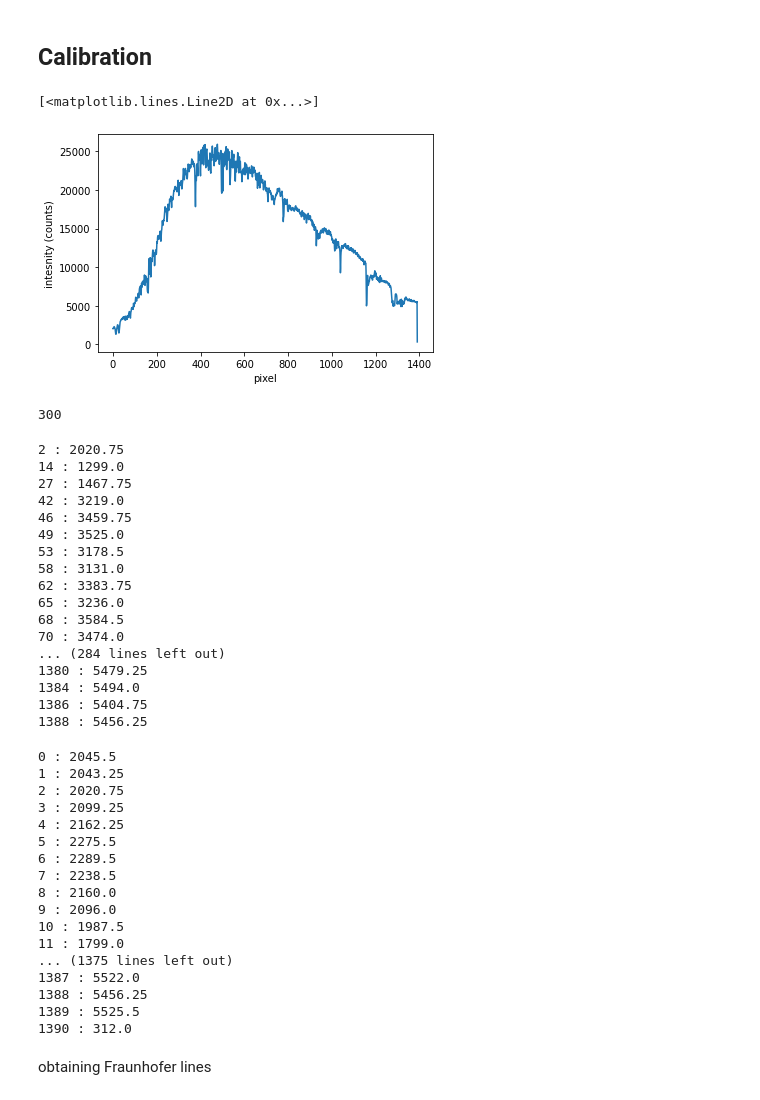
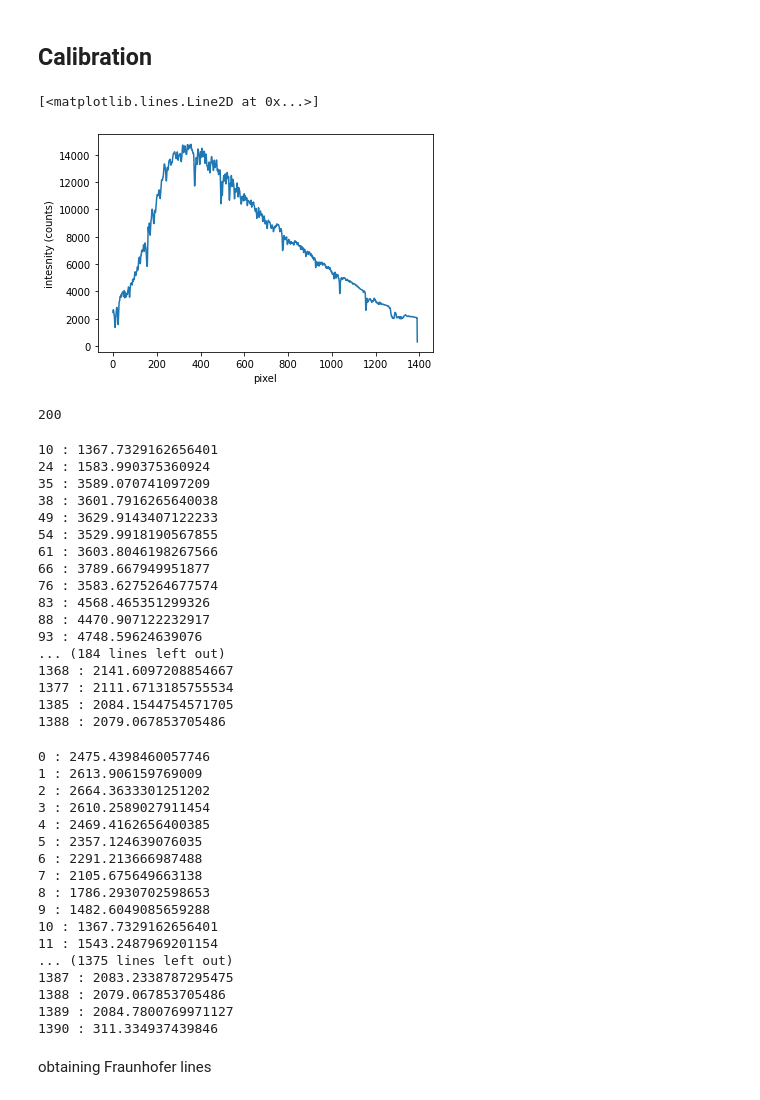
Before and after one commit to Yousousen/solar_physics, a Jupyter notebook: spectrum.ipynb, the cells around one changed output. Cells and saved outputs as stored; diff of their text form; code cells hidden in the pictures.

```diff
--- a/spectrum.ipynb
+++ b/spectrum.ipynb
@@ -66,8 +66,8 @@ import os
 from pathlib import Path
 from astropy.io import fits
 
-path = "C:/Users/bvptr/academia/physics/year2/natuurkunde_en_sterrenkunde_practicum2/solar_physics_non_git/solar_physics_data/NP2 zonnefysica/20211112 - LISA daglicht spectra/"
-files =  [ p for p in Path(path).glob('sun2-*.fit') ]
+path = "C:/Users/bvptr/academia/physics/year2/natuurkunde_en_sterrenkunde_practicum2/solar_physics_non_git/solar_physics_data/20201109 sky zenith/"
+files =  [ p for p in Path(path).glob('skyspectrum*') ]
 
 data_dict = dict()
 for file in files:
@@ -150,14 +144,14 @@ SWOWNER = 'H.F. Henrichs' /     Licensed owner of software
 # %% [markdown]
 ## Calibration
 # %%
-spectrum = np.median(stack[0:500], axis=0)
+spectrum = np.mean(stack[:], axis=0)
 #plt.xticks(range(0, 1500, 100))
 plt.xlabel('pixel')
 plt.ylabel('intesnity (counts)')
 plt.plot(spectrum)
 # %% [output]
 [<matplotlib.lines.Line2D at 0x...>]
-[figure, old version]
+[figure, new version]
 # %%
 import numpy as np
 from scipy.signal import argrelextrema
@@ -165,50 +159,50 @@ from scipy.signal import argrelextrema
 minima = argrelextrema(spectrum, np.less)
 len(minima[0])
 # %% [output]
-300
+200
 # %%
 for i in minima[0]:
     print(f'{i} : {spectrum[i]}')
 # %% [output]
-2 : 2020.75
-14 : 1299.0
-27 : 1467.75
-42 : 3219.0
-46 : 3459.75
-49 : 3525.0
-53 : 3178.5
-58 : 3131.0
-62 : 3383.75
-65 : 3236.0
-68 : 3584.5
-70 : 3474.0
-... (284 lines left out)
-1380 : 5479.25
-1384 : 5494.0
-1386 : 5404.75
-1388 : 5456.25
+10 : 1367.7329162656401
+24 : 1583.990375360924
+35 : 3589.070741097209
+38 : 3601.7916265640038
+49 : 3629.9143407122233
+54 : 3529.9918190567855
+61 : 3603.8046198267566
+66 : 3789.667949951877
+76 : 3583.6275264677574
+83 : 4568.465351299326
+88 : 4470.907122232917
+93 : 4748.59624639076
+... (184 lines left out)
+1368 : 2141.6097208854667
+1377 : 2111.6713185755534
+1385 : 2084.1544754571705
+1388 : 2079.067853705486
 # %%
 i = -1
 for x in spectrum:
     print(f'{(i := i + 1)} : {x}')
 # %% [output]
-0 : 2045.5
-1 : 2043.25
-2 : 2020.75
-3 : 2099.25
-4 : 2162.25
-5 : 2275.5
-6 : 2289.5
-7 : 2238.5
-8 : 2160.0
-9 : 2096.0
-10 : 1987.5
-11 : 1799.0
+0 : 2475.4398460057746
+1 : 2613.906159769009
+2 : 2664.3633301251202
+3 : 2610.2589027911454
+4 : 2469.4162656400385
+5 : 2357.124639076035
+6 : 2291.213666987488
+7 : 2105.675649663138
+8 : 1786.2930702598653
+9 : 1482.6049085659288
+10 : 1367.7329162656401
+11 : 1543.2487969201154
 ... (1375 lines left out)
-1387 : 5522.0
-1388 : 5456.25
-1389 : 5525.5
-1390 : 312.0
+1387 : 2083.2338787295475
+1388 : 2079.067853705486
+1389 : 2084.7800769971127
+1390 : 311.334937439846
 # %% [markdown]
 obtaining Fraunhofer lines
 # %%
```
Also changed, not shown: parts of 20 cells of this notebook.
